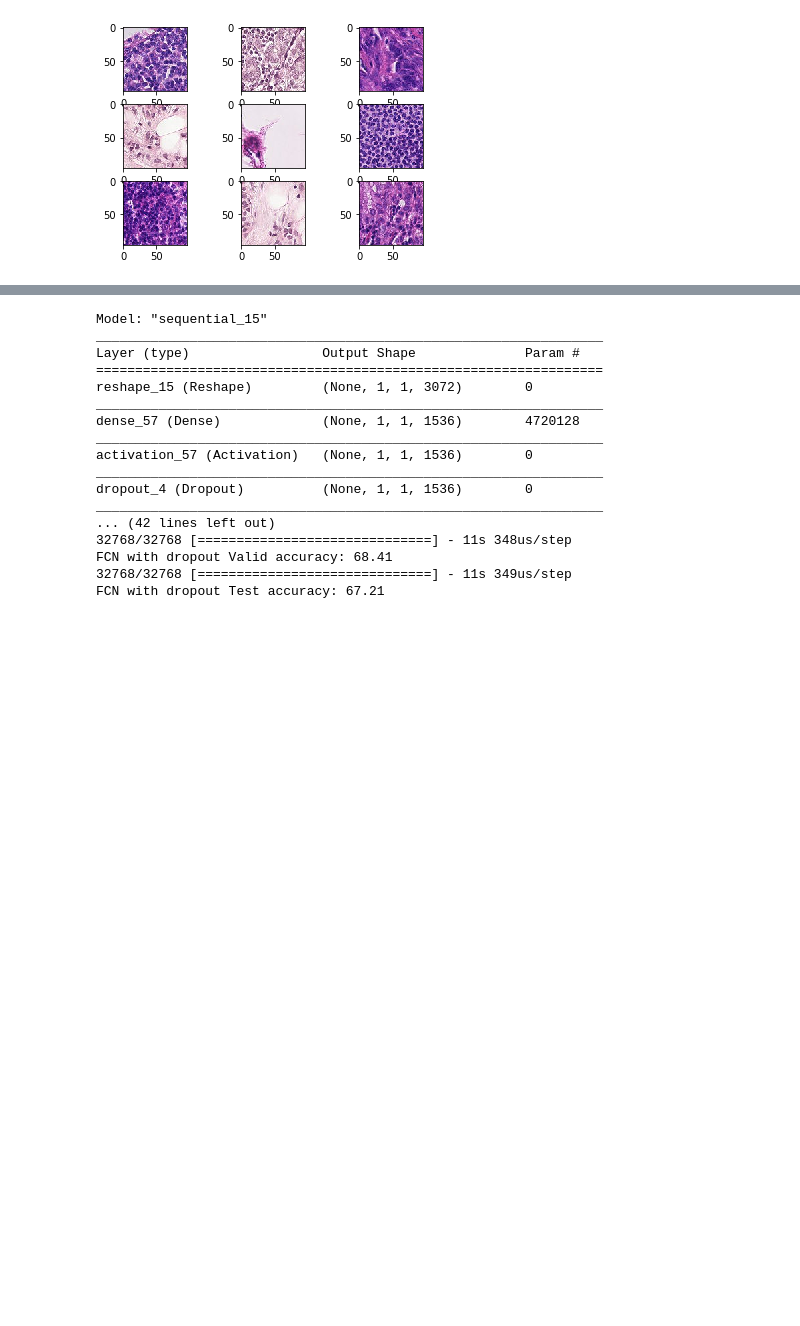
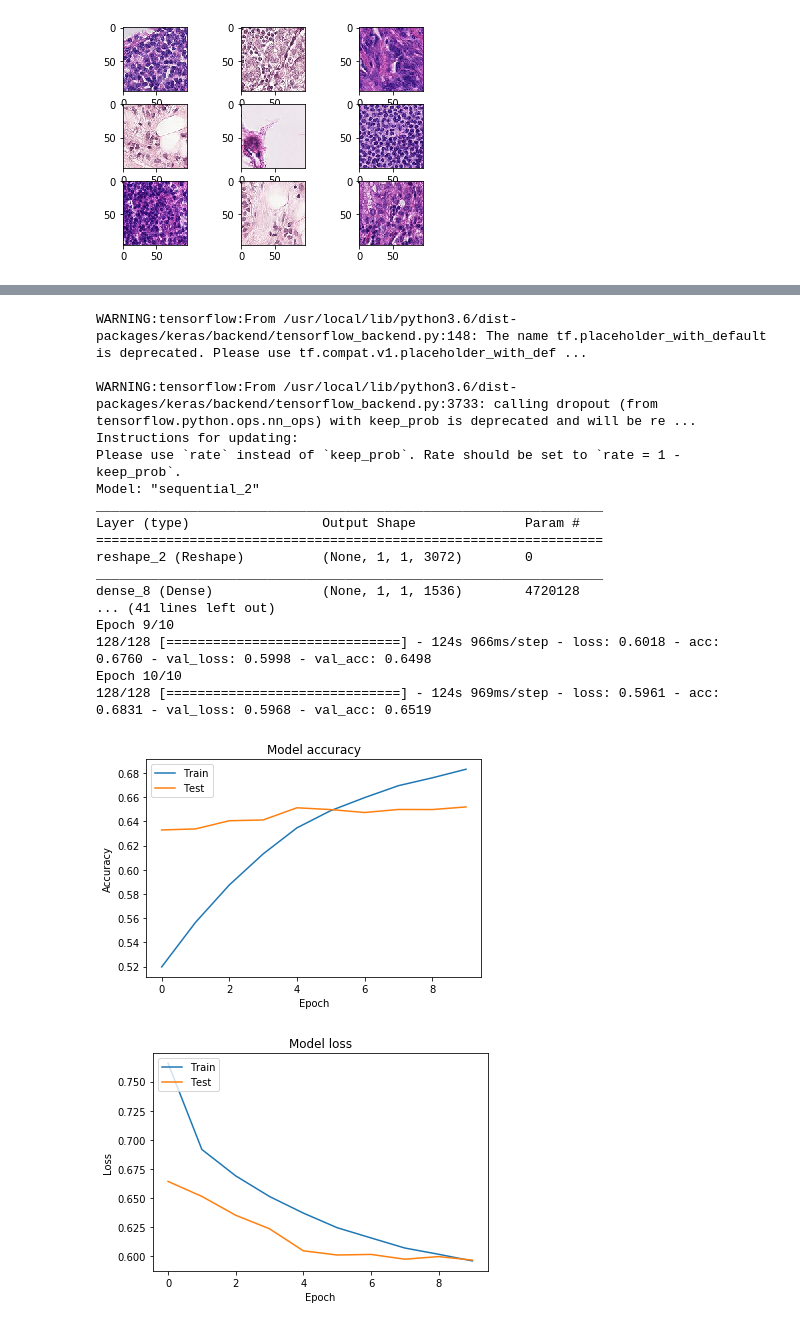
Before and after one commit to allnes/pcam_train, a Jupyter notebook: pcam_fcn.ipynb, the cells around one changed output, grey strips where cells are left out. Saved outputs shown, nothing was run; the diff lists cells and outputs as text; code cells hidden in the pictures; blank space fills up the shorter version.

```diff
--- a/pcam_fcn.ipynb
+++ b/pcam_fcn.ipynb
@@ -153,50 +259,70 @@ model = Sequential([
     Activation('sigmoid'),
     # ---------------------------------------------------------#
 ])
-# model.build((len(x_train), 96, 96, 3))
+
 model.summary()
 model.compile(loss='binary_crossentropy', optimizer='sgd', metrics = ['accuracy'])
 
-batch_size = 1024
+batch_size = 2048
 
 datagen = ImageDataGenerator(
               preprocessing_function=lambda x: x/255.,
               width_shift_range=2,   # randomly shift images horizontally
               height_shift_range=2,  # randomly shift images vertically
               horizontal_flip=True,  # randomly flip images
               vertical_flip=True)    # randomly flip images
 
-model.fit_generator(
+history = model.fit_generator(
     datagen.flow(x_train, y_train, batch_size=batch_size),
     steps_per_epoch=len(x_train) // batch_size,
     epochs=10,
     shuffle='batch',
     validation_data=datagen.flow(x_valid, y_valid, batch_size=batch_size),
     use_multiprocessing=True)
+
+# Plot training & validation accuracy values
+plt.plot(history.history['acc'])
+plt.plot(history.history['val_acc'])
+plt.title('Model accuracy')
+plt.ylabel('Accuracy')
+plt.xlabel('Epoch')
+plt.legend(['Train', 'Test'], loc='upper left')
+plt.show()
+
+# Plot training & validation loss values
+plt.plot(history.history['loss'])
+plt.plot(history.history['val_loss'])
+plt.title('Model loss')
+plt.ylabel('Loss')
+plt.xlabel('Epoch')
+plt.legend(['Train', 'Test'], loc='upper left')
+plt.show()
 
 _, accuracy = model.evaluate(x_train, y_train)
 print(name_model + ' Train accuracy: %.2f' % (accuracy * 100))
 
 _, accuracy = model.evaluate(x_valid, y_valid)
 print(name_model + ' Valid accuracy: %.2f' % (accuracy * 100))
 
 _, accuracy = model.evaluate(x_test, y_test)
 print(name_model + ' Test accuracy: %.2f' % (accuracy * 100))
 # %% [output]
-Model: "sequential_15"
+WARNING:tensorflow:From /usr/local/lib/python3.6/dist-packages/keras/backend/tensorflow_backend.py:148: The name tf.placeholder_with_default is deprecated. Please use tf.compat.v1.placeholder_with_def ...
+
+WARNING:tensorflow:From /usr/local/lib/python3.6/dist-packages/keras/backend/tensorflow_backend.py:3733: calling dropout (from tensorflow.python.ops.nn_ops) with keep_prob is deprecated and will be re ...
+Instructions for updating:
+Please use `rate` instead of `keep_prob`. Rate should be set to `rate = 1 - keep_prob`.
+Model: "sequential_2"
 _________________________________________________________________
 Layer (type)                 Output Shape              Param #
 =================================================================
-reshape_15 (Reshape)         (None, 1, 1, 3072)        0
+reshape_2 (Reshape)          (None, 1, 1, 3072)        0
 _________________________________________________________________
-dense_57 (Dense)             (None, 1, 1, 1536)        4720128
-_________________________________________________________________
-activation_57 (Activation)   (None, 1, 1, 1536)        0
-_________________________________________________________________
-dropout_4 (Dropout)          (None, 1, 1, 1536)        0
-_________________________________________________________________
-... (42 lines left out)
-32768/32768 [==============================] - 11s 348us/step
-FCN with dropout Valid accuracy: 68.41
-32768/32768 [==============================] - 11s 349us/step
-FCN with dropout Test accuracy: 67.21
+dense_8 (Dense)              (None, 1, 1, 1536)        4720128
+... (41 lines left out)
+Epoch 9/10
+128/128 [==============================] - 124s 966ms/step - loss: 0.6018 - acc: 0.6760 - val_loss: 0.5998 - val_acc: 0.6498
+Epoch 10/10
+128/128 [==============================] - 124s 969ms/step - loss: 0.5961 - acc: 0.6831 - val_loss: 0.5968 - val_acc: 0.6519
+[figure, added]
+[figure, added]
```
Also changed, not shown: parts of 6 cells of this notebook.
